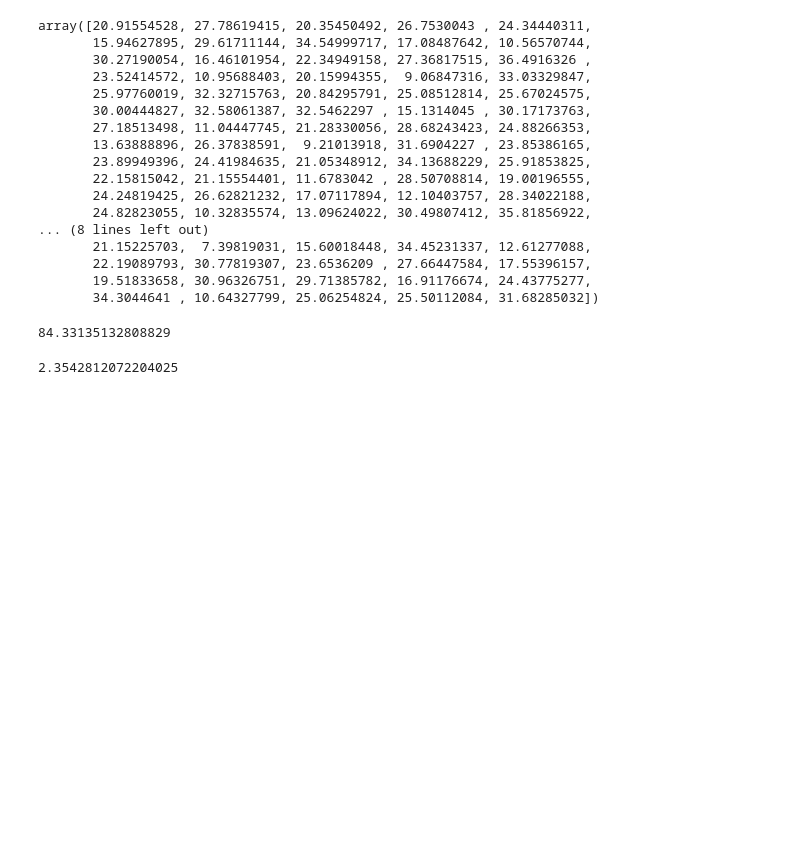
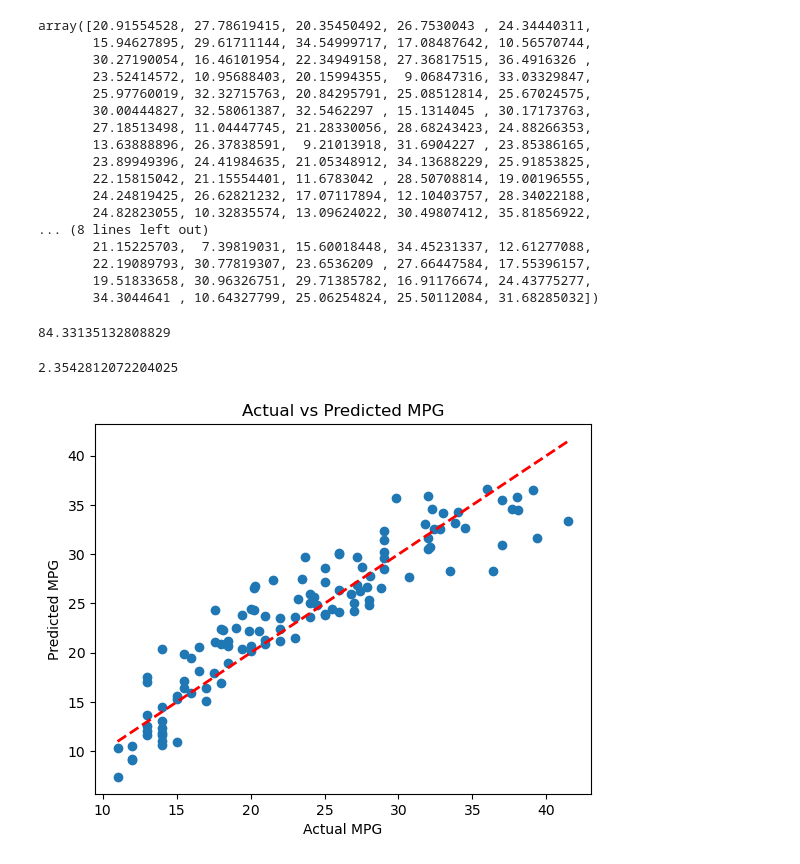
Before and after one commit to aahiljivani/Predicting-MPG, a Jupyter notebook: Predicting MPG Using scikit learn.ipynb, the cells around one changed output. Cells and saved outputs as stored; diff of their text form; code cells hidden in the pictures; blank space fills up the shorter version.

```diff
--- a/Predicting MPG Using scikit learn.ipynb
+++ b/Predicting MPG Using scikit learn.ipynb
@@ -151,7 +151,7 @@ data.head()
 | 3 | 16.0 | 8 | 304.0 | 150.0 | 3433 | 12.0 | 70 | america |
 | 4 | 17.0 | 8 | 302.0 | 140.0 | 3449 | 10.5 | 70 | america |
 # %%
-# data = pd.get_dummies(data, columns=['origin'])
+data = pd.get_dummies(data, columns=['origin'])
 data.iloc[:, 7:10] = data.iloc[:, 7:10].astype(int)
 data.head()
 # %% [output]
@@ -240,3 +240,16 @@ MAE = metrics.mean_absolute_error(Y_test, prediction)
 MAE
 # %% [output]
 2.3542812072204025
+# %%
+# Visualizing now how my test set does against my training set
+
+
+plt.scatter(Y_test, prediction)
+plt.xlabel('Actual MPG')
+plt.ylabel('Predicted MPG')
+plt.title('Actual vs Predicted MPG')
+
+plt.plot([Y_test.min(), Y_test.max()], [Y_test.min(), Y_test.max()], color='red', linestyle='--', linewidth=2)
+plt.show()
+# %% [output]
+[figure, added]
```
